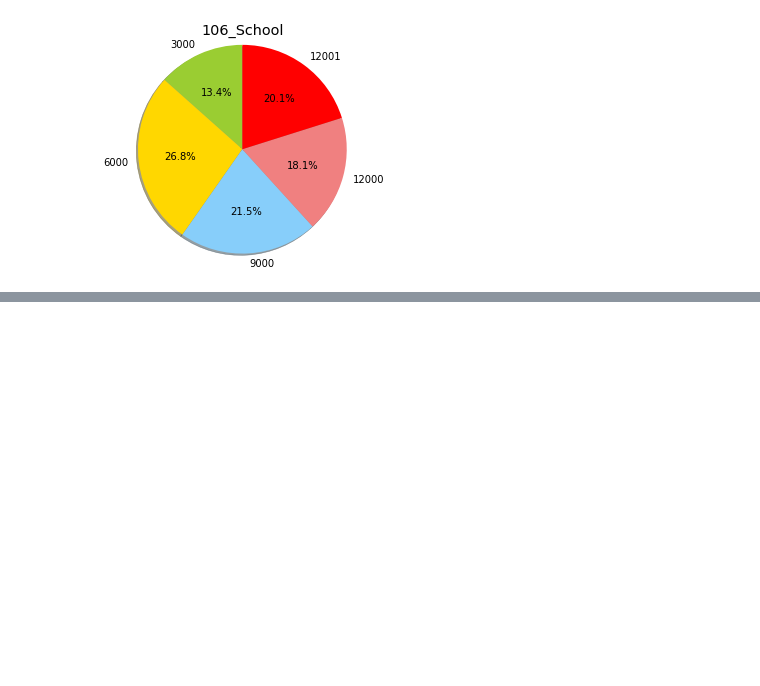
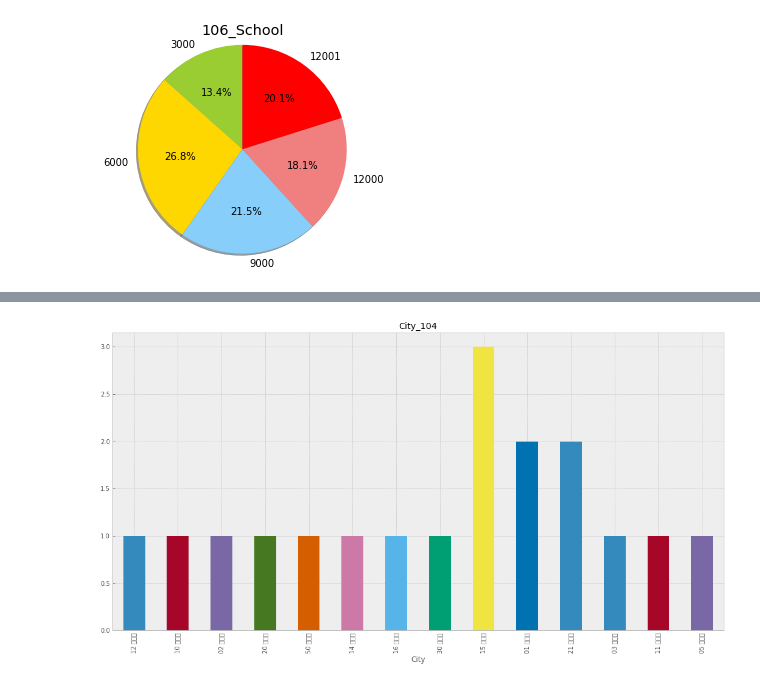
Before and after one commit to Rich0721/cloud_project, a Jupyter notebook: final_project.ipynb, the cells around one changed output, grey strips where cells are left out. Saved outputs shown, nothing was run; the diff lists cells and outputs as text; code cells hidden in the pictures; blank space fills up the shorter version.

```diff
--- a/final_project.ipynb
+++ b/final_project.ipynb
@@ -389,4 +498,0 @@ Image_pandas
-# %%
-Image = Less_than_3000_106.select('City').groupBy('City').count()
-Image_pandas = Image.toPandas().set_index('City')
-Image_pandas.T
@@ -486,0 +536,13 @@ Name_less_than.select('R_N','SchoolClass','105_Rate','106_Rate','Degree','Number
+# %%
+def less_than_3000_city(student,title,saveName):
+    Numbers = sqlContext.sql("""SELECT Unumber,Name,sum(studentNumber) Numbers,City
+                                FROM {}
+                                GROUP BY Unumber, Name, City""".format(student))
+    Less_than = Numbers.filter((Numbers["Numbers"]<=3000))
+    Image = Less_than.select('City').groupBy('City').count()
+    Image_pandas = Image.toPandas().set_index("City")
+    Image_pandas.T
+    Image_pandas['count'].plot(kind='bar', title=title,figsize=(18,9))
+    plt.savefig(os.path.join(save_path,saveName))
+    plt.show()
+    return Image_pandas.T
@@ -486,0 +558,4 @@ Name_less_than.select('R_N','SchoolClass','105_Rate','106_Rate','Degree','Number
+# %%
+Image = less_than_3000_city('student_104','City_104','fig-18')
+# %% [output]
+[figure, added]
```
Also changed, not shown: parts of 54 cells of this notebook, 33 other files.
